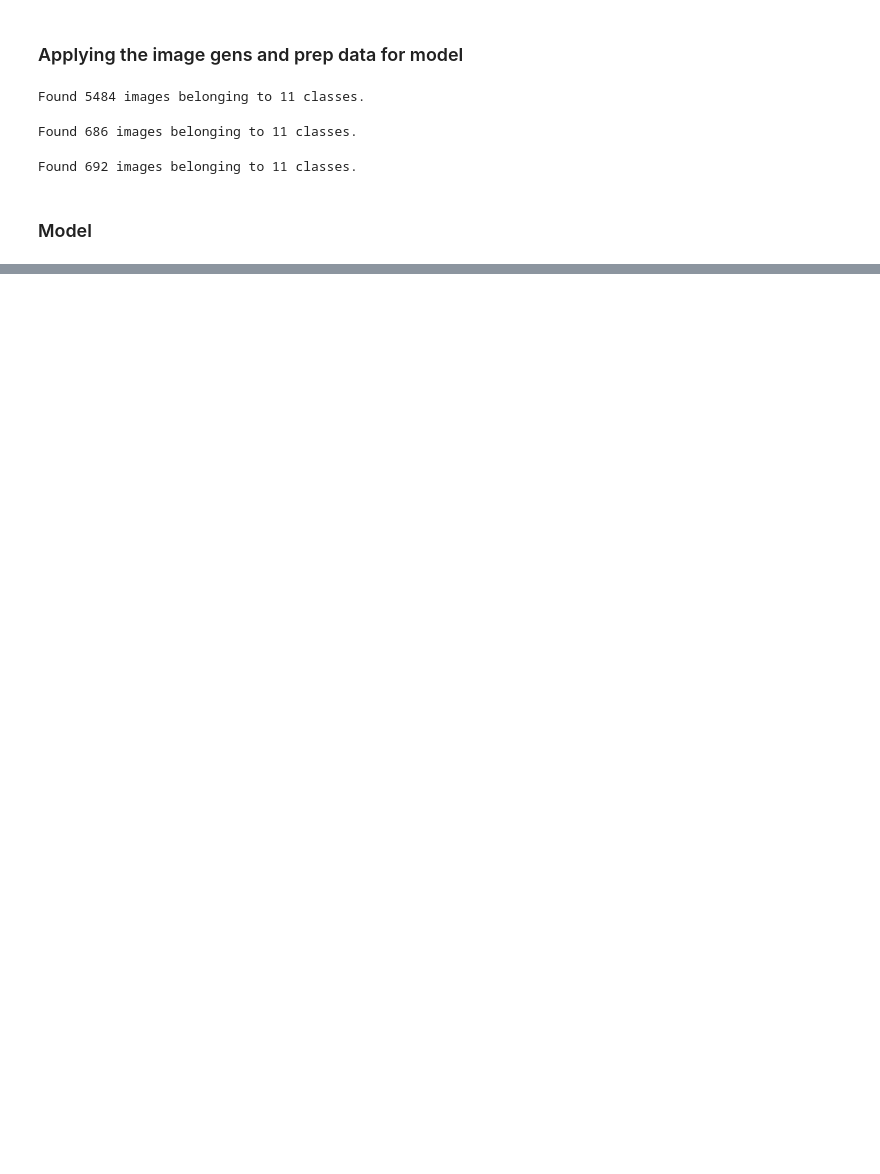
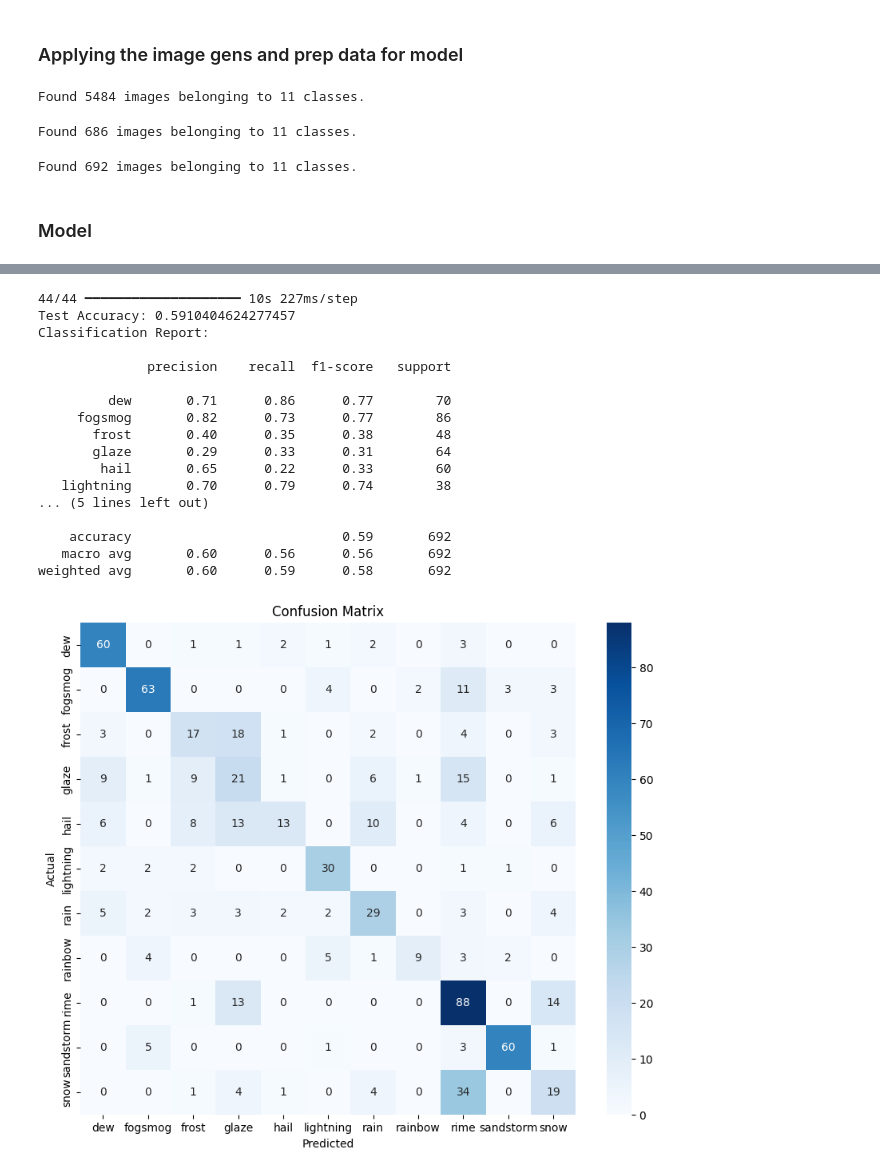
Before and after one commit to ZehraArshad/Computer_Vision, a Jupyter notebook: Classifiers/Weather_Pred/classifier.ipynb, the cells around one changed output, grey strips where cells are left out. Drawn from its saved outputs; the diff is of its cells as text; code cells hidden in the pictures; blank space fills up the shorter version.

```diff
--- a/Classifiers/Weather_Pred/classifier.ipynb
+++ b/Classifiers/Weather_Pred/classifier.ipynb
@@ -168,7 +168,7 @@ test_img_gen = test_image_gen.flow_from_directory(
     r'D:\DATA_FOR_CV\DATA\Weather_dataset\test',
     target_size=(224, 224),
     batch_size=16,
-    class_mode='categorical',
+    class_mode='sparse',
     shuffle=False  # Important for consistent evaluation, especially with confusion matrix etc.
 )
 # %% [output]
@@ -261,0 +367,41 @@ Epoch 10/10
+# %%
+
+
+# Predict
+y_pred_probs = model2.predict(test_img_gen)
+y_pred = np.argmax(y_pred_probs, axis=1)
+y_true = test_img_gen.classes
+
+print("Test Accuracy:", accuracy_score(y_true, y_pred))
+
+# Classification report
+print("Classification Report:\n")
+print(classification_report(y_true, y_pred, target_names=test_img_gen.class_indices.keys()))
+
+# Confusion Matrix
+cm = confusion_matrix(y_true, y_pred)
+plt.figure(figsize=(10,8))
+sns.heatmap(cm, annot=True, fmt="d", xticklabels=test_img_gen.class_indices.keys(), yticklabels=test_img_gen.class_indices.keys(), cmap='Blues')
+plt.xlabel('Predicted')
+plt.ylabel('Actual')
+plt.title('Confusion Matrix')
+plt.show()
+# %% [output]
+44/44 ━━━━━━━━━━━━━━━━━━━━ 10s 227ms/step
+Test Accuracy: 0.5910404624277457
+Classification Report:
+
+              precision    recall  f1-score   support
+
+         dew       0.71      0.86      0.77        70
+     fogsmog       0.82      0.73      0.77        86
+       frost       0.40      0.35      0.38        48
+       glaze       0.29      0.33      0.31        64
+        hail       0.65      0.22      0.33        60
+   lightning       0.70      0.79      0.74        38
+... (5 lines left out)
+
+    accuracy                           0.59       692
+   macro avg       0.60      0.56      0.56       692
+weighted avg       0.60      0.59      0.58       692
+[figure, added]
```
Also changed, not shown: parts of 25 cells of this notebook, 3 other files.
